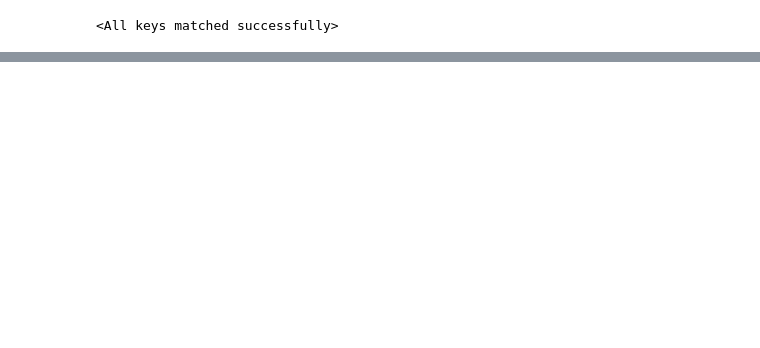
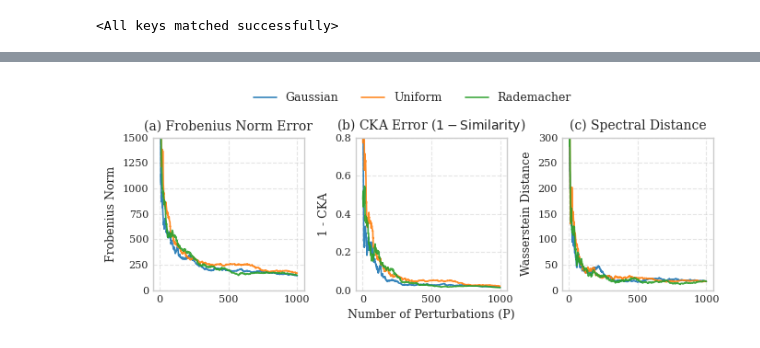
Before and after one commit to RogerRogerUSC/ZO-Learning-Dynamics, a Jupyter notebook: src/zo_dynamics/mnist_example.ipynb, the cells around one changed output, grey strips where cells are left out. Drawn from its saved outputs; the diff is of its cells as text; code cells hidden in the pictures; blank space fills up the shorter version.

```diff
--- a/src/zo_dynamics/mnist_example.ipynb
+++ b/src/zo_dynamics/mnist_example.ipynb
@@ -199,0 +461,5 @@ opt = zo_optim.ZOOptimizer.from_config(config, model)
+# %%
+# plot_ntk_p(13, 14, seed=1223, pert=[1, 50, 100, 500])
+plot_entk_convergence(idx1=13, idx2=14, seed=1223)
+# %% [output]
+[figure, added]
```
Also changed, not shown: parts of 24 cells of this notebook, 1 other file.
